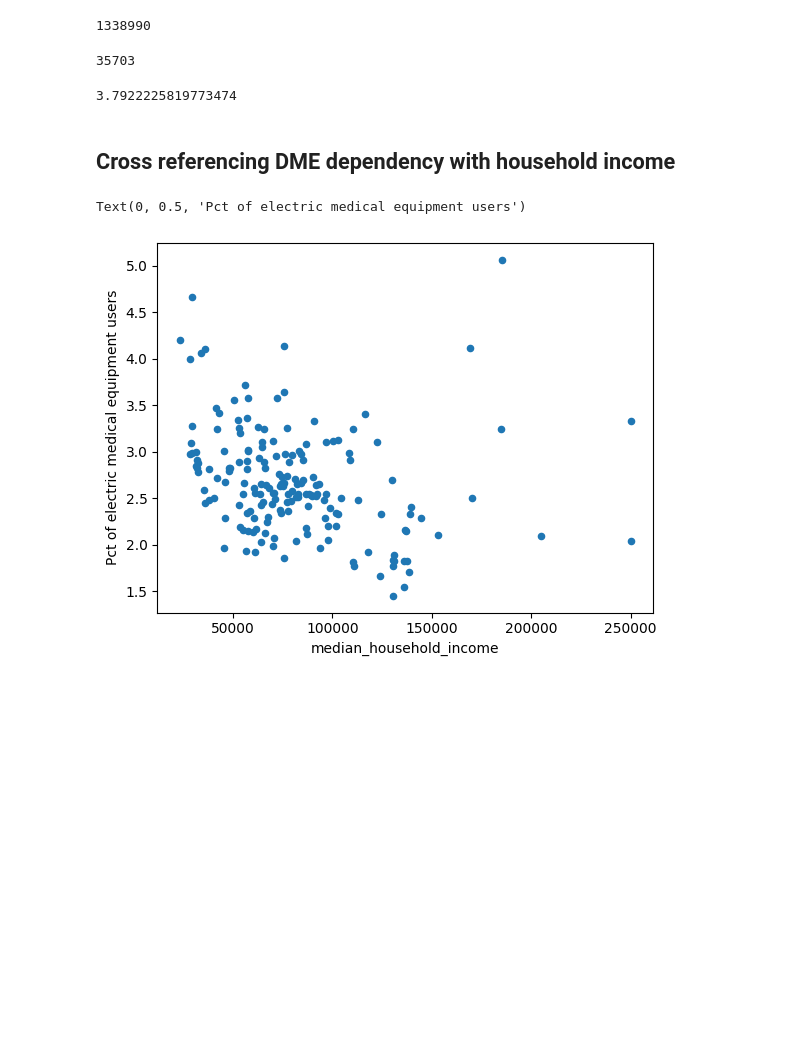
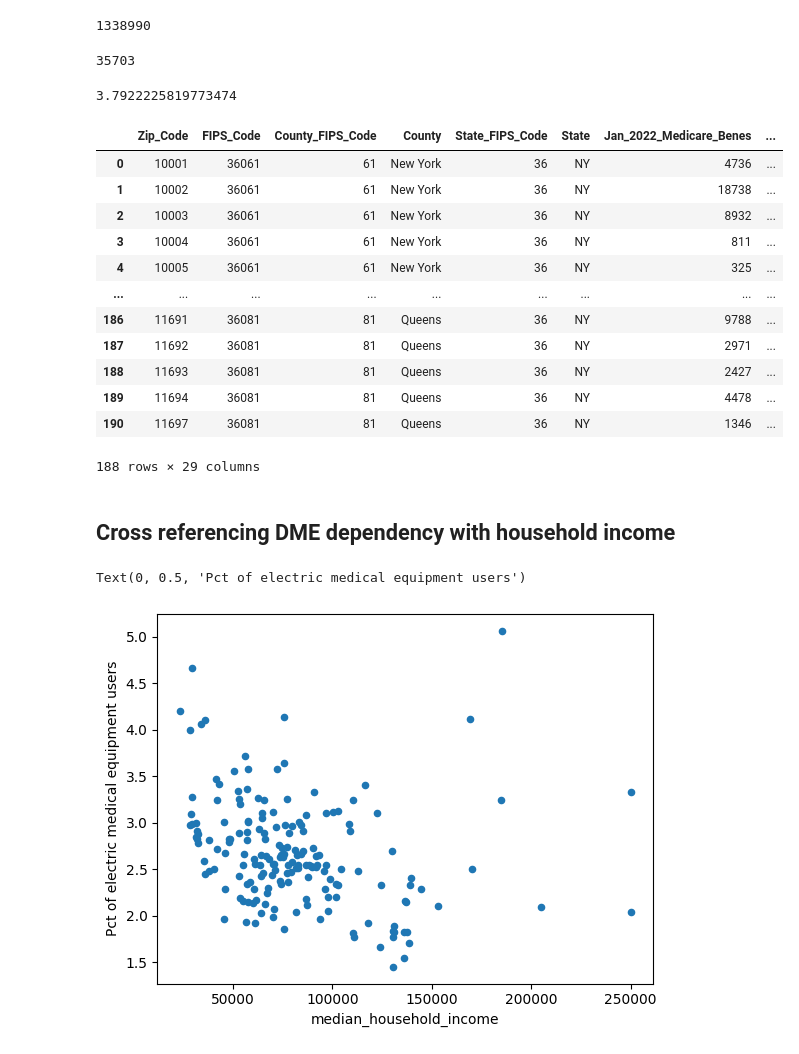
Before and after one commit to junekim6/nyc_power_outage, a Jupyter notebook: empower/empower_nyc.ipynb, the cells around one changed output. Saved outputs shown, nothing was run; the diff lists cells and outputs as text; code cells hidden in the pictures; blank space fills up the shorter version.

```diff
--- a/empower/empower_nyc.ipynb
+++ b/empower/empower_nyc.ipynb
@@ -69,6 +69,22 @@ df_2022["Aug_2022_Power_Dependent_Devices_DME"].sum()
 df_2022.August.mean()
 # %% [output]
 3.7922225819773474
+# %%
+df_2022
+# %% [output]
+|  | Zip_Code | FIPS_Code | County_FIPS_Code | County | State_FIPS_Code | State | Jan_2022_Medicare_Benes | ... |
+| 0 | 10001 | 36061 | 61 | New York | 36 | NY | 4736 | ... |
+| 1 | 10002 | 36061 | 61 | New York | 36 | NY | 18738 | ... |
+| 2 | 10003 | 36061 | 61 | New York | 36 | NY | 8932 | ... |
+| 3 | 10004 | 36061 | 61 | New York | 36 | NY | 811 | ... |
+| 4 | 10005 | 36061 | 61 | New York | 36 | NY | 325 | ... |
+| ... | ... | ... | ... | ... | ... | ... | ... | ... |
+| 186 | 11691 | 36081 | 81 | Queens | 36 | NY | 9788 | ... |
+| 187 | 11692 | 36081 | 81 | Queens | 36 | NY | 2971 | ... |
+| 188 | 11693 | 36081 | 81 | Queens | 36 | NY | 2427 | ... |
+| 189 | 11694 | 36081 | 81 | Queens | 36 | NY | 4478 | ... |
+| 190 | 11697 | 36081 | 81 | Queens | 36 | NY | 1346 | ... |
+188 rows × 29 columns
 # %% [markdown]
 ## Cross referencing DME dependency with household income
 # %%
```
Also changed, not shown: parts of 11 cells of this notebook, 2 other files.
